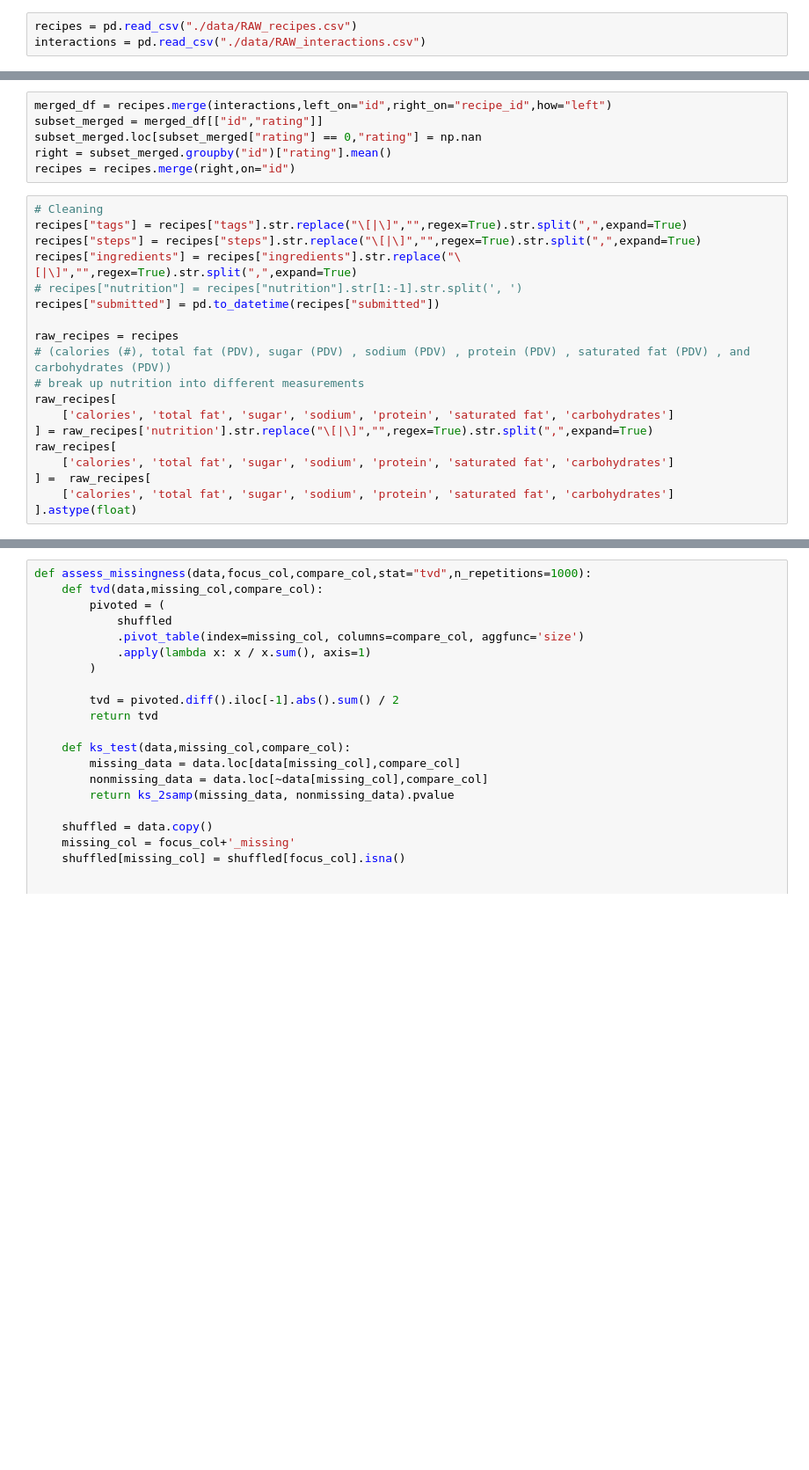
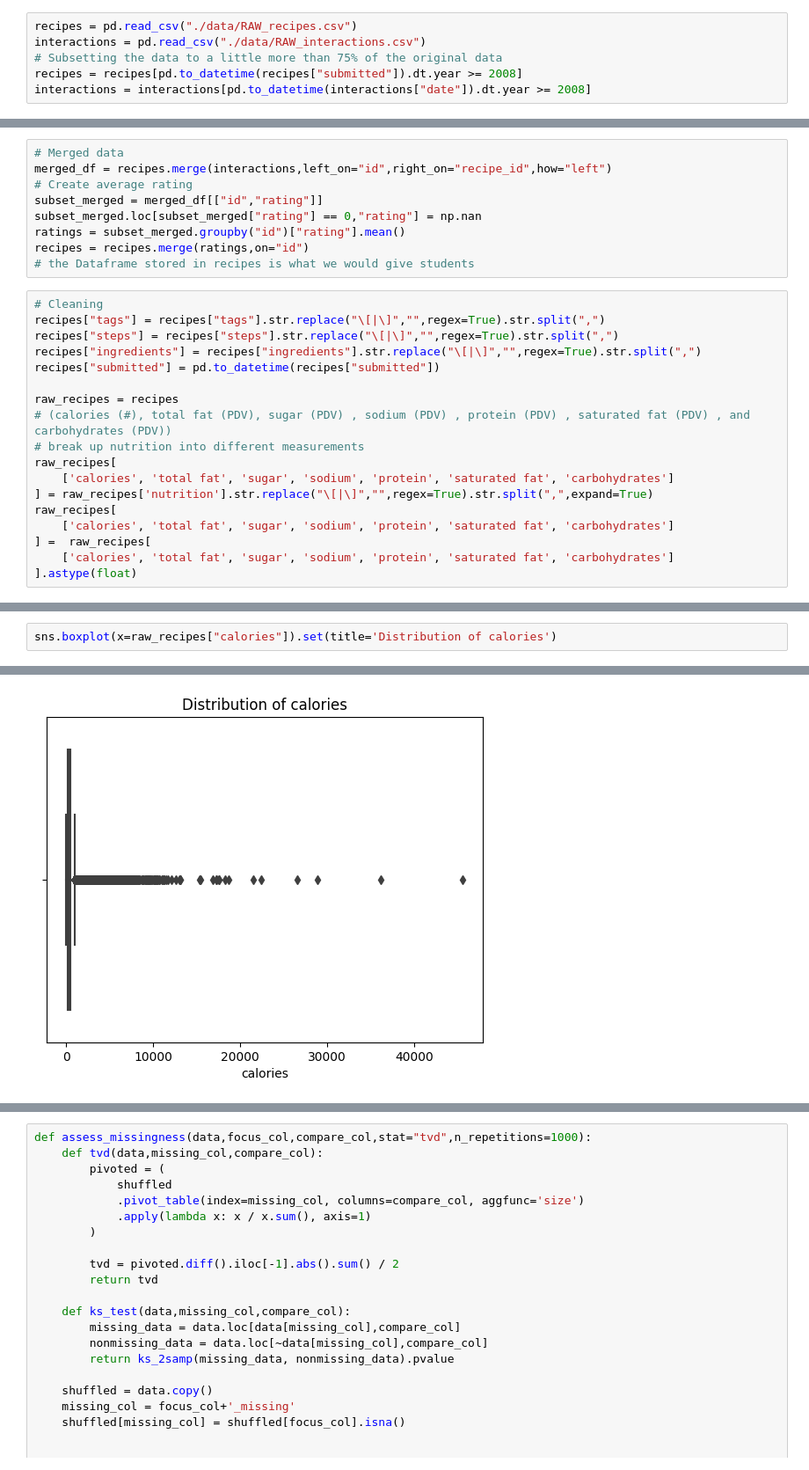
Before and after one commit to LtAstros/Food_POC, a Jupyter notebook: food_POC.ipynb, the cells around one changed output, grey strips where cells are left out. Shown at 88% size. Drawn from its saved outputs; the diff is of its cells as text; blank space fills up the shorter version.

```diff
--- a/food_POC.ipynb
+++ b/food_POC.ipynb
@@ -6,3 +7,6 @@ from scipy.stats import ks_2samp
 # %%
 recipes = pd.read_csv("./data/RAW_recipes.csv")
 interactions = pd.read_csv("./data/RAW_interactions.csv")
+# Subsetting the data to a little more than 75% of the original data
+recipes = recipes[pd.to_datetime(recipes["submitted"]).dt.year >= 2008]
+interactions = interactions[pd.to_datetime(interactions["date"]).dt.year >= 2008]
@@ -9,15 +27,17 @@ interactions = pd.read_csv("./data/RAW_interactions.csv")
 # %%
+# Merged data
 merged_df = recipes.merge(interactions,left_on="id",right_on="recipe_id",how="left")
+# Create average rating
 subset_merged = merged_df[["id","rating"]]
 subset_merged.loc[subset_merged["rating"] == 0,"rating"] = np.nan
-right = subset_merged.groupby("id")["rating"].mean()
-recipes = recipes.merge(right,on="id")
+ratings = subset_merged.groupby("id")["rating"].mean()
+recipes = recipes.merge(ratings,on="id")
+# the Dataframe stored in recipes is what we would give students
 # %%
 # Cleaning
-recipes["tags"] = recipes["tags"].str.replace("\[|\]","",regex=True).str.split(",",expand=True)
-recipes["steps"] = recipes["steps"].str.replace("\[|\]","",regex=True).str.split(",",expand=True)
-recipes["ingredients"] = recipes["ingredients"].str.replace("\[|\]","",regex=True).str.split(",",expand=True)
-# recipes["nutrition"] = recipes["nutrition"].str[1:-1].str.split(', ')
+recipes["tags"] = recipes["tags"].str.replace("\[|\]","",regex=True).str.split(",")
+recipes["steps"] = recipes["steps"].str.replace("\[|\]","",regex=True).str.split(",")
+recipes["ingredients"] = recipes["ingredients"].str.replace("\[|\]","",regex=True).str.split(",")
 recipes["submitted"] = pd.to_datetime(recipes["submitted"])
 
 raw_recipes = recipes
@@ -33,0 +56,3 @@ raw_recipes[
+# %%
+sns.boxplot(x=raw_recipes["calories"]).set(title='Distribution of calories')
+# %% [output]
@@ -33,0 +60 @@ raw_recipes[
+[figure, added]
```
Also changed, not shown: parts of 21 cells of this notebook, 3 other files.
